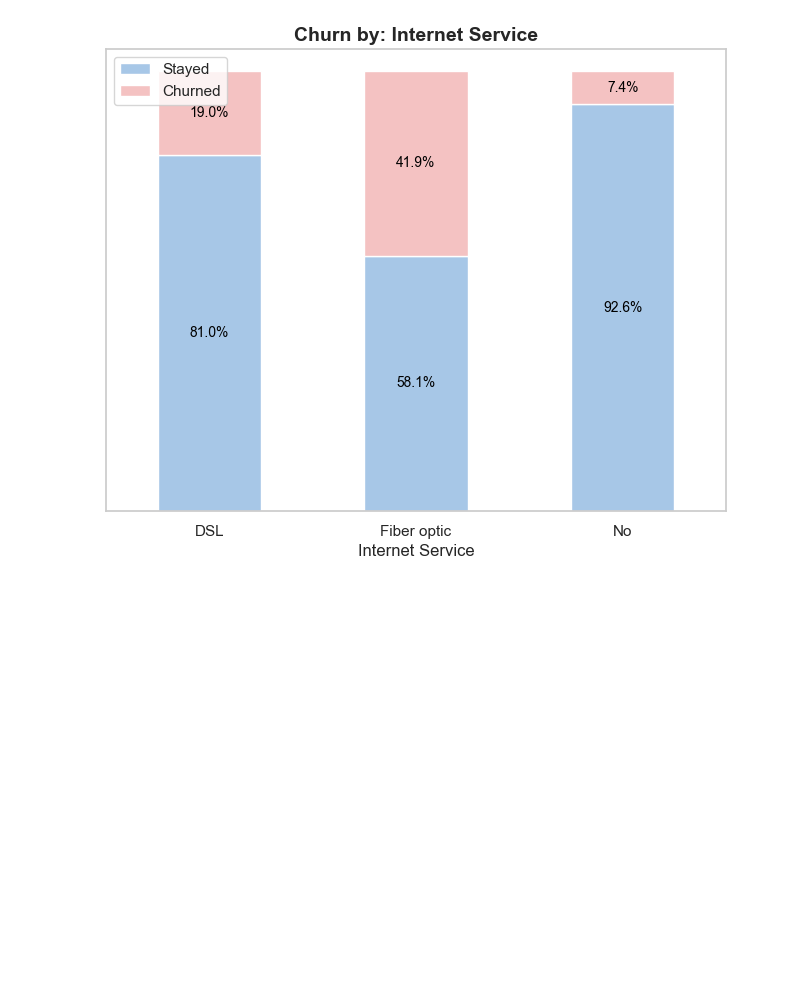
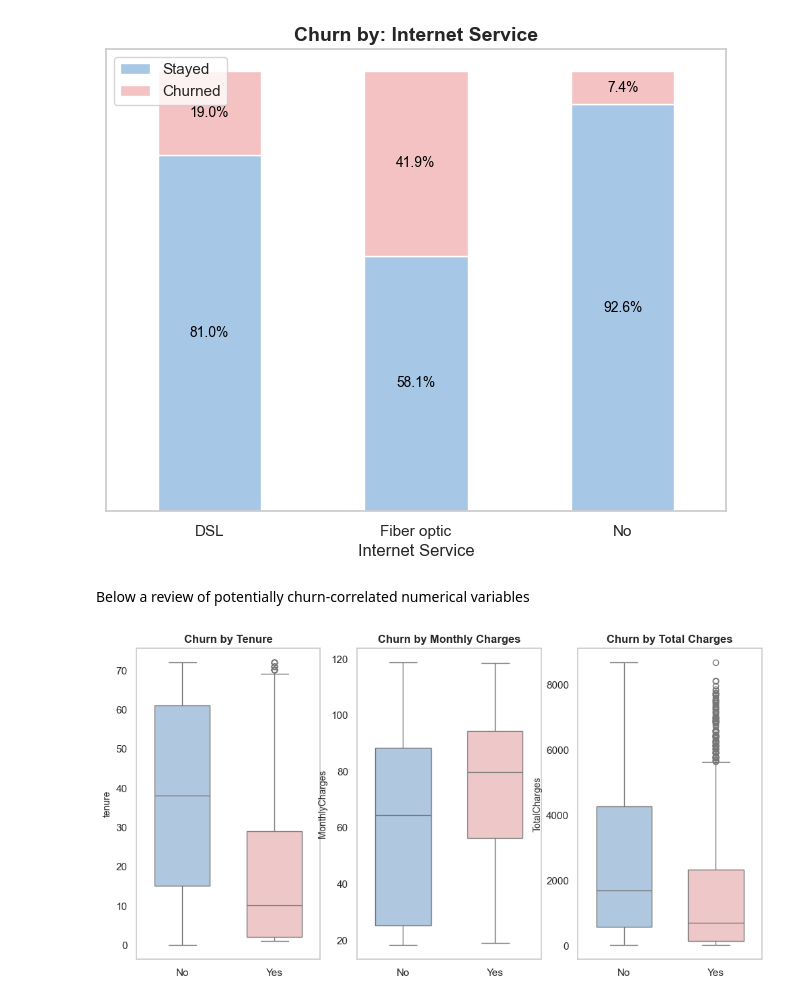
Before and after one commit to isabella-madiedo/Customer-Churn-Prediction, a Jupyter notebook: Code/eda_preprocessing.ipynb, the cells around one changed output. Cells and saved outputs as stored; diff of their text form; code cells hidden in the pictures; blank space fills up the shorter version.

```diff
--- a/Code/eda_preprocessing.ipynb
+++ b/Code/eda_preprocessing.ipynb
@@ -273,3 +276,24 @@ churn_cat('PaymentMethod', 'Payment Method')
 churn_cat('InternetService', 'Internet Service')
 # %% [output]
 [figure]
+# %% [markdown]
+Below a review of potentially churn-correlated numerical variables
+# %%
+warnings.simplefilter(action='ignore', category=FutureWarning)
+
+# Boxplot for churn across numerical variables
+numerical_vars = ['tenure', 'MonthlyCharges', 'TotalCharges']
+titles = ['Tenure', 'Monthly Charges', 'Total Charges']
+plt.figure(figsize=(12, 6))
+
+for i, var in enumerate(numerical_vars, 1):
+    plt.subplot(1, len(numerical_vars), i)
+    sns.boxplot(x=raw_data['Churn'], y=raw_data[var], palette=['#A7C7E7', '#F4C2C2'], width=0.6)
+    plt.title('Churn by ' + titles[i-1], fontsize=12, fontweight='bold')
+    plt.xlabel('')
+    plt.ylabel(var, fontsize=10)
+    plt.grid(False)
+
+plt.show()
+# %% [output]
+[figure, added]
```
Also changed, not shown: parts of 16 cells of this notebook.
